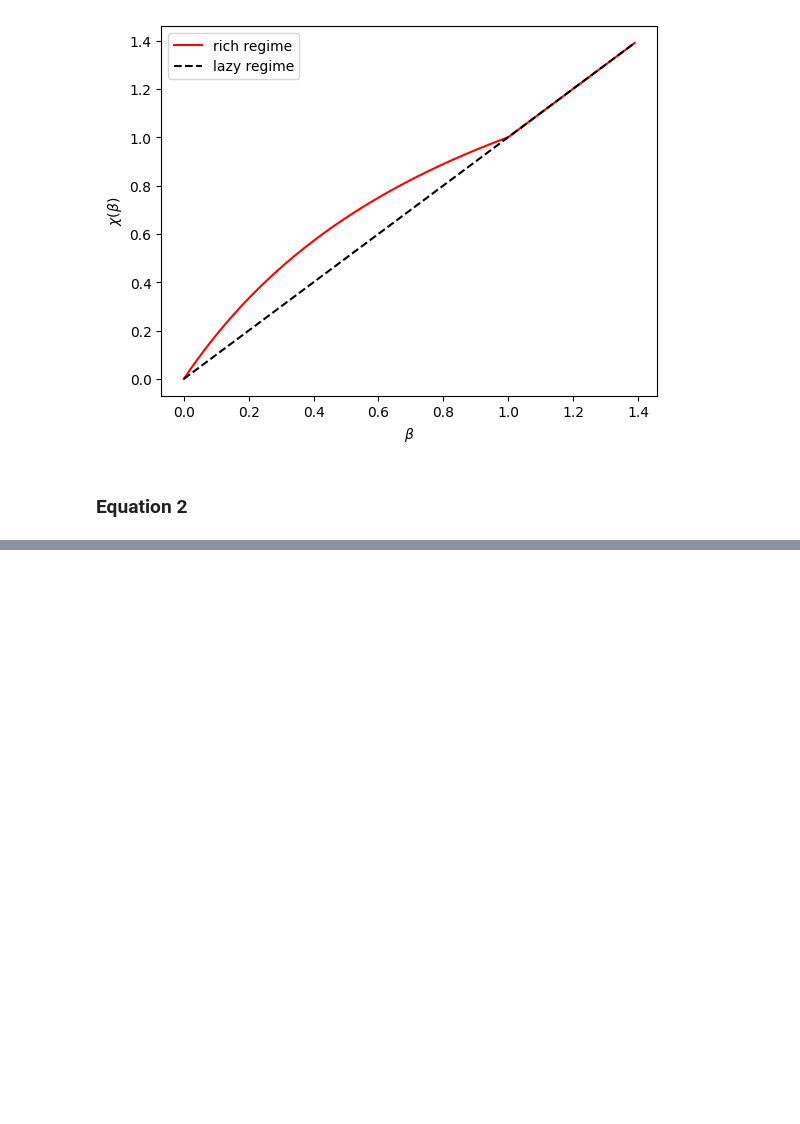
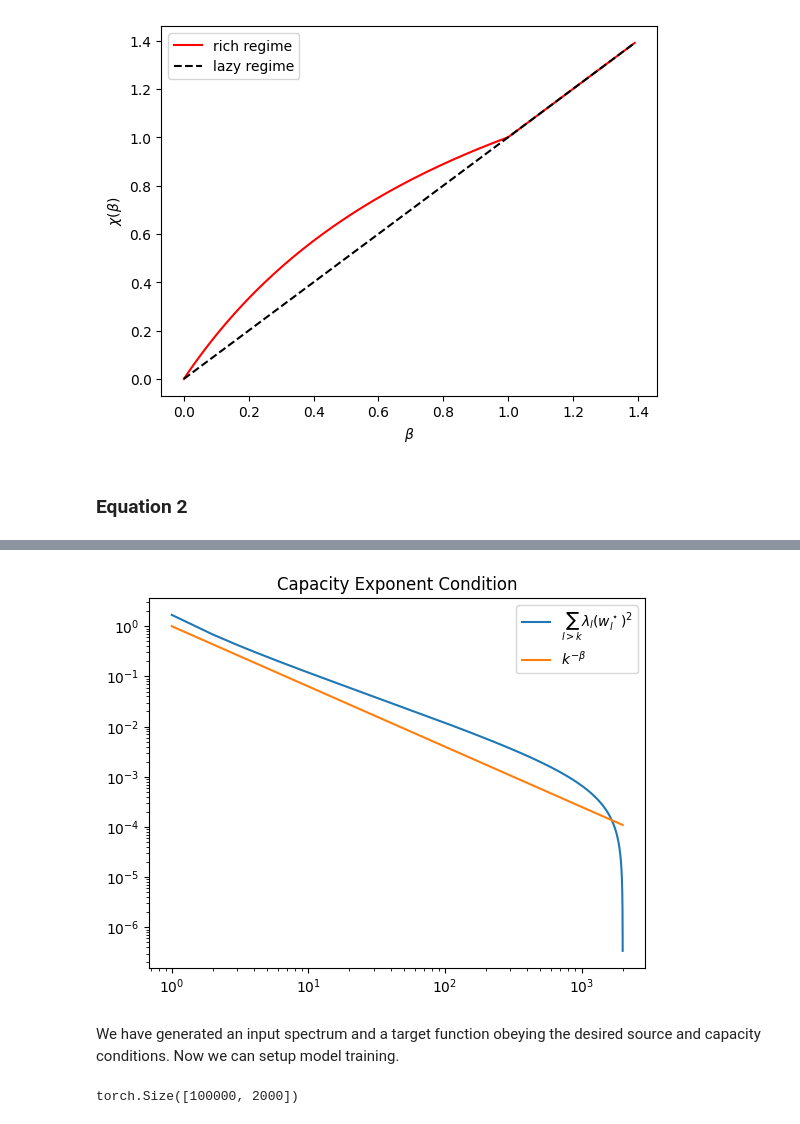
Before and after one commit to aaronjhf/Linear-Models, a Jupyter notebook: feature_learning.ipynb, the cells around one changed output, grey strips where cells are left out. Saved outputs shown, nothing was run; the diff lists cells and outputs as text; code cells hidden in the pictures; blank space fills up the shorter version.

```diff
--- a/feature_learning.ipynb
+++ b/feature_learning.ipynb
@@ -43,0 +93,17 @@ plt.show()
+# %%
+wstdotlambda = torch.stack([sum(torch.cat((torch.zeros(m), lambdavals[m:]))*wstk**2) for m in range(M)])
+# %%
+plt.loglog(range(1, M+1), wstdotlambda, label=r"$\sum_{l > k} \lambda_l (w^\star_l)^2$")
+plt.loglog(range(1, M+1), [k**(-(beta)) for k in range(1, M+1)], label=r"$k^{-\beta}$")
+plt.legend()
+plt.title("Capacity Exponent Condition")
+plt.show()
+# %% [output]
+[figure, added]
+# %% [markdown]
+We have generated an input spectrum and a target function obeying the desired source and capacity conditions.  Now we can setup model training.
+# %%
+PSI = dist.sample((P, ))
+PSI.shape
+# %% [output]
+torch.Size([100000, 2000])
```
Also changed, not shown: parts of 7 cells of this notebook, 3 other files.
